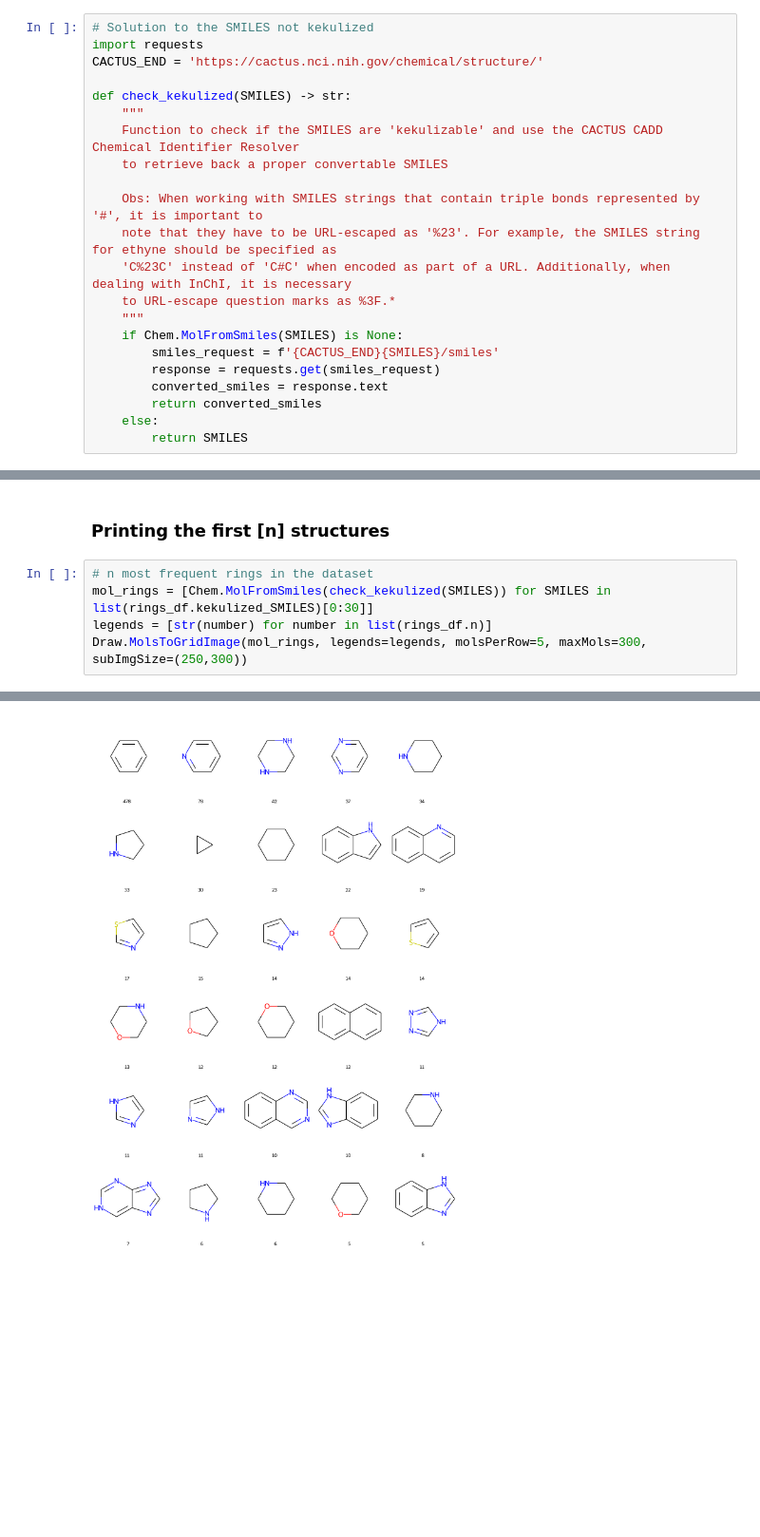
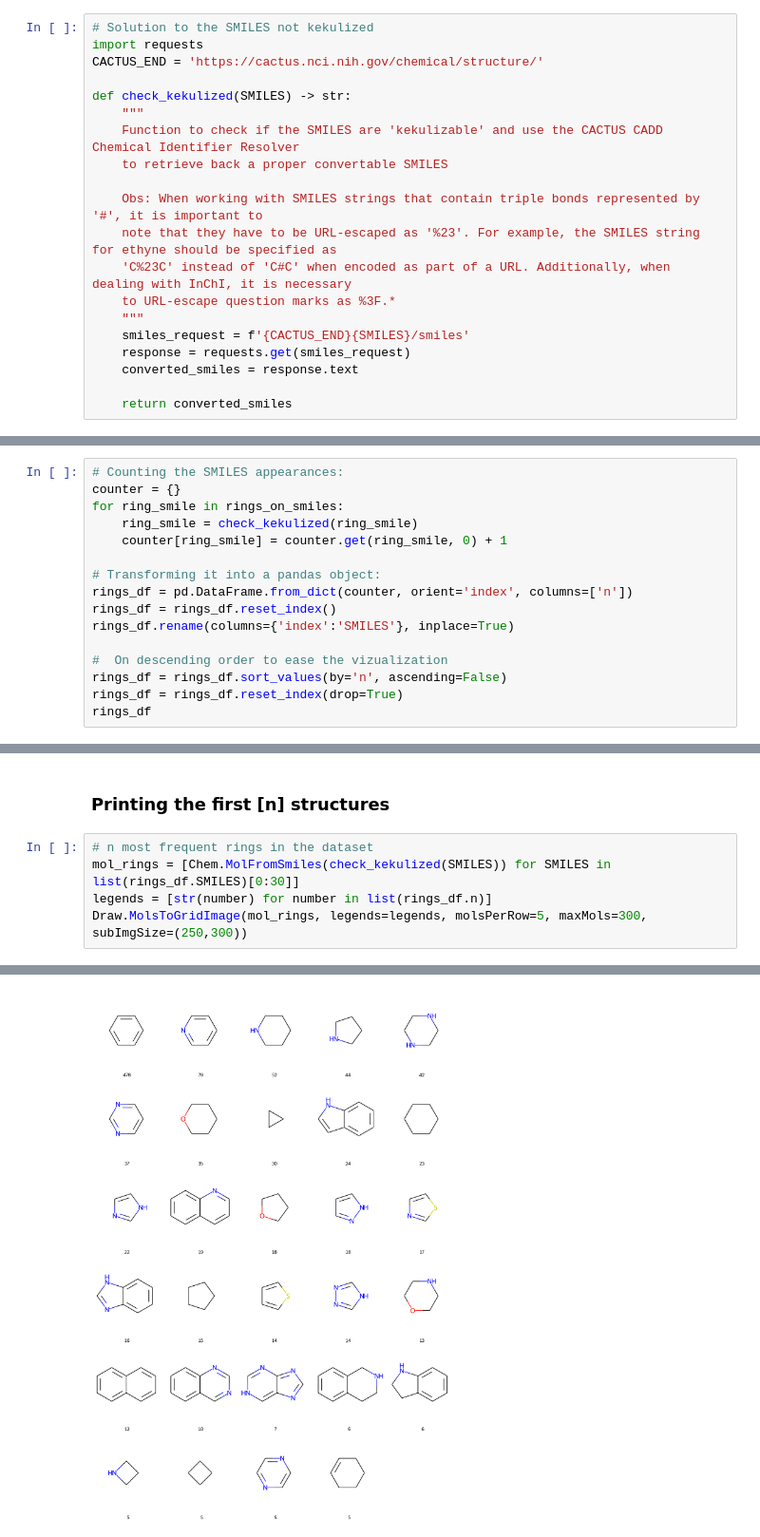
Before and after one commit to arturcgs/lipinski-analysis, a Jupyter notebook: jupyter_notebooks/9_study_of_rings.ipynb, the cells around one changed output, grey strips where cells are left out. Shown at 95% size. Drawn from its saved outputs; the diff is of its cells as text; blank space fills up the shorter version.

Commit message:
trying to improve the function to count the rings and ring systems

```diff
--- a/jupyter_notebooks/9_study_of_rings.ipynb
+++ b/jupyter_notebooks/9_study_of_rings.ipynb
@@ -125,10 +96,8 @@ def check_kekulized(SMILES) -> str:
     'C%23C' instead of 'C#C' when encoded as part of a URL. Additionally, when dealing with InChI, it is necessary
     to URL-escape question marks as %3F.*
     """
-    if Chem.MolFromSmiles(SMILES) is None:
-        smiles_request = f'{CACTUS_END}{SMILES}/smiles'
-        response = requests.get(smiles_request)
-        converted_smiles = response.text
-        return converted_smiles
-    else:
-        return SMILES
+    smiles_request = f'{CACTUS_END}{SMILES}/smiles'
+    response = requests.get(smiles_request)
+    converted_smiles = response.text
+
+    return converted_smiles
@@ -169,0 +104,16 @@ RDKit ERROR: [14:29:36] Can't kekulize mol.  Unkekulized atoms: 0 1 2 3 4
+# %%
+# Counting the SMILES appearances:
+counter = {}
+for ring_smile in rings_on_smiles:
+    ring_smile = check_kekulized(ring_smile)
+    counter[ring_smile] = counter.get(ring_smile, 0) + 1
+
+# Transforming it into a pandas object:
+rings_df = pd.DataFrame.from_dict(counter, orient='index', columns=['n'])
+rings_df = rings_df.reset_index()
+rings_df.rename(columns={'index':'SMILES'}, inplace=True)
+
+#  On descending order to ease the vizualization
+rings_df = rings_df.sort_values(by='n', ascending=False)
+rings_df = rings_df.reset_index(drop=True)
+rings_df
@@ -171,7 +135,7 @@ RDKit ERROR: [14:29:36] Can't kekulize mol.  Unkekulized atoms: 0 1 2 3 4
 ### Printing the first [n] structures
 # %%
 # n most frequent rings in the dataset
-mol_rings = [Chem.MolFromSmiles(check_kekulized(SMILES)) for SMILES in list(rings_df.kekulized_SMILES)[0:30]]
+mol_rings = [Chem.MolFromSmiles(check_kekulized(SMILES)) for SMILES in list(rings_df.SMILES)[0:30]]
 legends = [str(number) for number in list(rings_df.n)]
 Draw.MolsToGridImage(mol_rings, legends=legends, molsPerRow=5, maxMols=300, subImgSize=(250,300))
 # %% [output]
@@ -178 +144 @@ Draw.MolsToGridImage(mol_rings, legends=legends, molsPerRow=5, maxMols=300, subI
-[figure, old version]
+[figure, new version]
```
Also changed, not shown: parts of 5 cells of this notebook.
